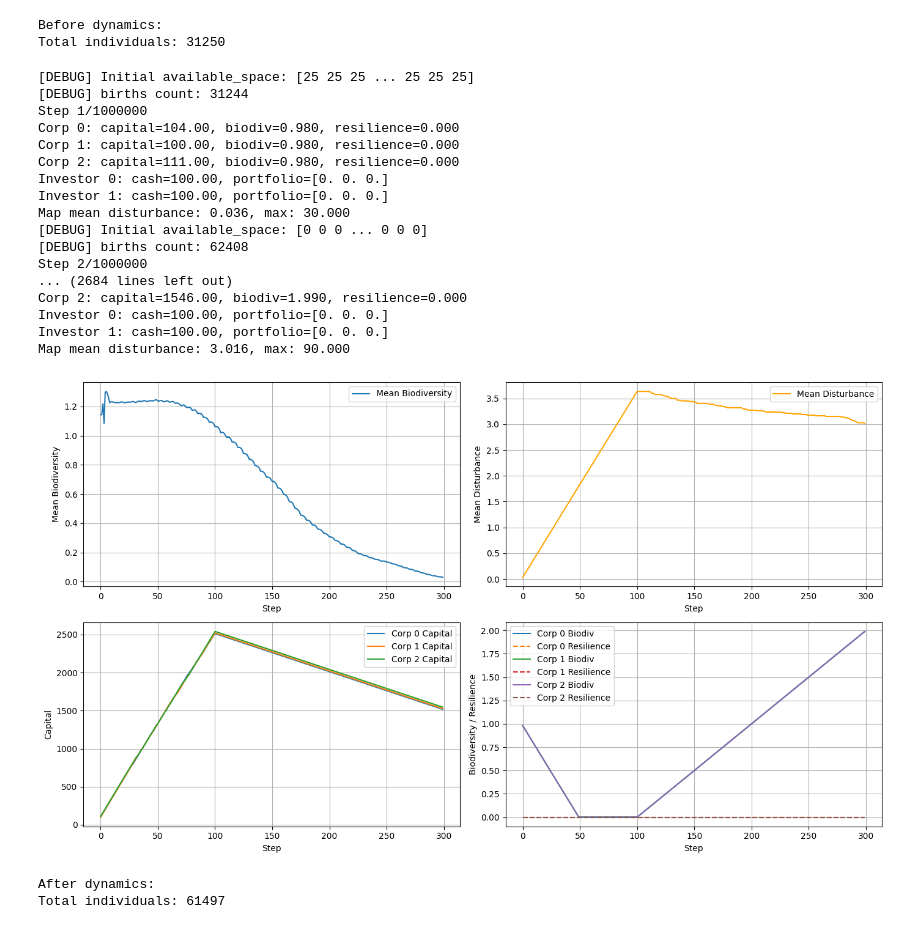
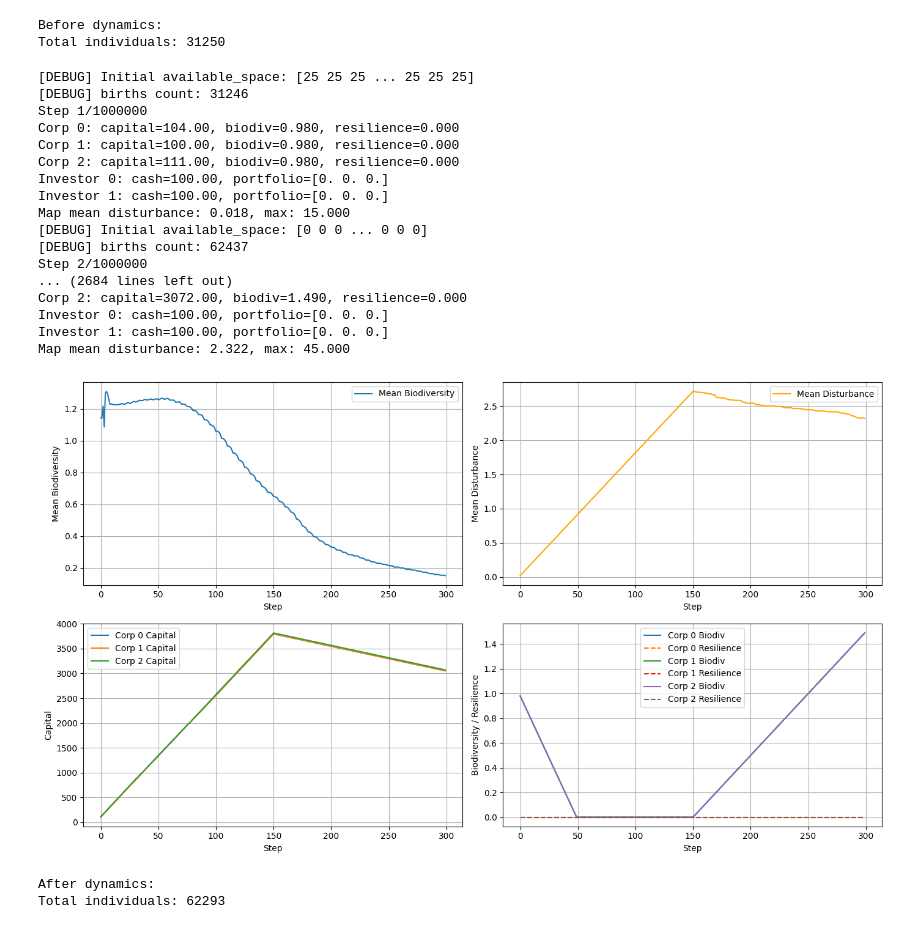
Before and after one commit to OliverW331/MARBIC, a Jupyter notebook: demo_cell.ipynb, the cells around one changed output. Drawn from its saved outputs; the diff is of its cells as text; code cells hidden in the pictures.

```diff
--- a/demo_cell.ipynb
+++ b/demo_cell.ipynb
@@ -880,7 +880,7 @@ corp_resilience_history = [[] for _ in range(env.n_corporations)]
 for t in range(steps):
     actions = {}
     for aid in env.corp_ids:
-        if t <= steps // 3:
+        if t <= steps // 2:
             actions[aid] = {
                 "action_type": 1,  # 1代表EXPLOIT
                 "cell": np.random.randint(env.n_cells)
@@ -925,39 +925,39 @@ for i in range(env.n_corporations):
     plt.plot(corp_capital_history[i], label=f"Corp {i} Capital")
 plt.xlabel("Step")
 plt.ylabel("Capital")
 plt.legend()
 plt.grid(True)
 
 plt.subplot(2,2,4)
 for i in range(env.n_corporations):
     plt.plot(corp_biodiv_history[i], label=f"Corp {i} Biodiv")
     plt.plot(corp_resilience_history[i], '--', label=f"Corp {i} Resilience")
 plt.xlabel("Step")
 plt.ylabel("Biodiversity / Resilience")
 plt.legend()
 plt.grid(True)
 
 plt.tight_layout()
 plt.show()
 # %% [output]
 [DEBUG] Initial available_space: [25 25 25 ... 25 25 25]
-[DEBUG] births count: 31244
+[DEBUG] births count: 31246
 Step 1/1000000
 Corp 0: capital=104.00, biodiv=0.980, resilience=0.000
 Corp 1: capital=100.00, biodiv=0.980, resilience=0.000
 Corp 2: capital=111.00, biodiv=0.980, resilience=0.000
 Investor 0: cash=100.00, portfolio=[0. 0. 0.]
 Investor 1: cash=100.00, portfolio=[0. 0. 0.]
-Map mean disturbance: 0.036, max: 30.000
+Map mean disturbance: 0.018, max: 15.000
 [DEBUG] Initial available_space: [0 0 0 ... 0 0 0]
-[DEBUG] births count: 62408
+[DEBUG] births count: 62437
 Step 2/1000000
 ... (2684 lines left out)
-Corp 2: capital=1546.00, biodiv=1.990, resilience=0.000
+Corp 2: capital=3072.00, biodiv=1.490, resilience=0.000
 Investor 0: cash=100.00, portfolio=[0. 0. 0.]
 Investor 1: cash=100.00, portfolio=[0. 0. 0.]
-Map mean disturbance: 3.016, max: 90.000
+Map mean disturbance: 2.322, max: 45.000
-[figure, old version]
+[figure, new version]
 # %%
 print("\nAfter dynamics:")
 #check total number of individuals after dynamics
@@ -965,7 +965,7 @@ sum_after = sum(cell.n_individuals for cell in env.list_cells)
 print(f"Total individuals: {sum_after}")
 # %% [output]
 After dynamics:
-Total individuals: 61497
+Total individuals: 62293
 # %%
 plot_biodiversity_map(env.list_cells)
 # %% [output]
```
Also changed, not shown: parts of 17 cells of this notebook, 4 other files.
